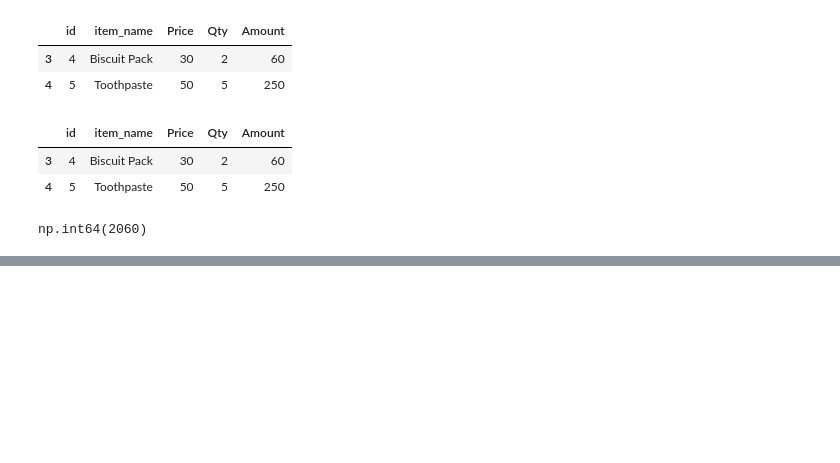
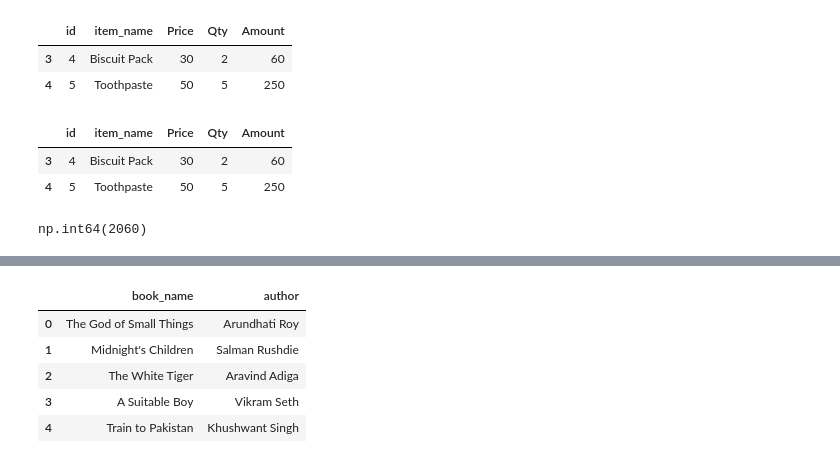
Before and after one commit to prasad2154/NewVision, a Jupyter notebook: pandas_practice.ipynb, the cells around one changed output, grey strips where cells are left out. Saved outputs shown, nothing was run; the diff lists cells and outputs as text; code cells hidden in the pictures; blank space fills up the shorter version.

```diff
--- a/pandas_practice.ipynb
+++ b/pandas_practice.ipynb
@@ -135,0 +181,10 @@ np.int64(2060)
+# %%
+# Q1. Select book_name and author.
+df1[['book_name','author']]
+# %% [output]
+|  | book_name | author |
+| 0 | The God of Small Things | Arundhati Roy |
+| 1 | Midnight's Children | Salman Rushdie |
+| 2 | The White Tiger | Aravind Adiga |
+| 3 | A Suitable Boy | Vikram Seth |
+| 4 | Train to Pakistan | Khushwant Singh |
```
Also changed, not shown: parts of 14 cells of this notebook.
